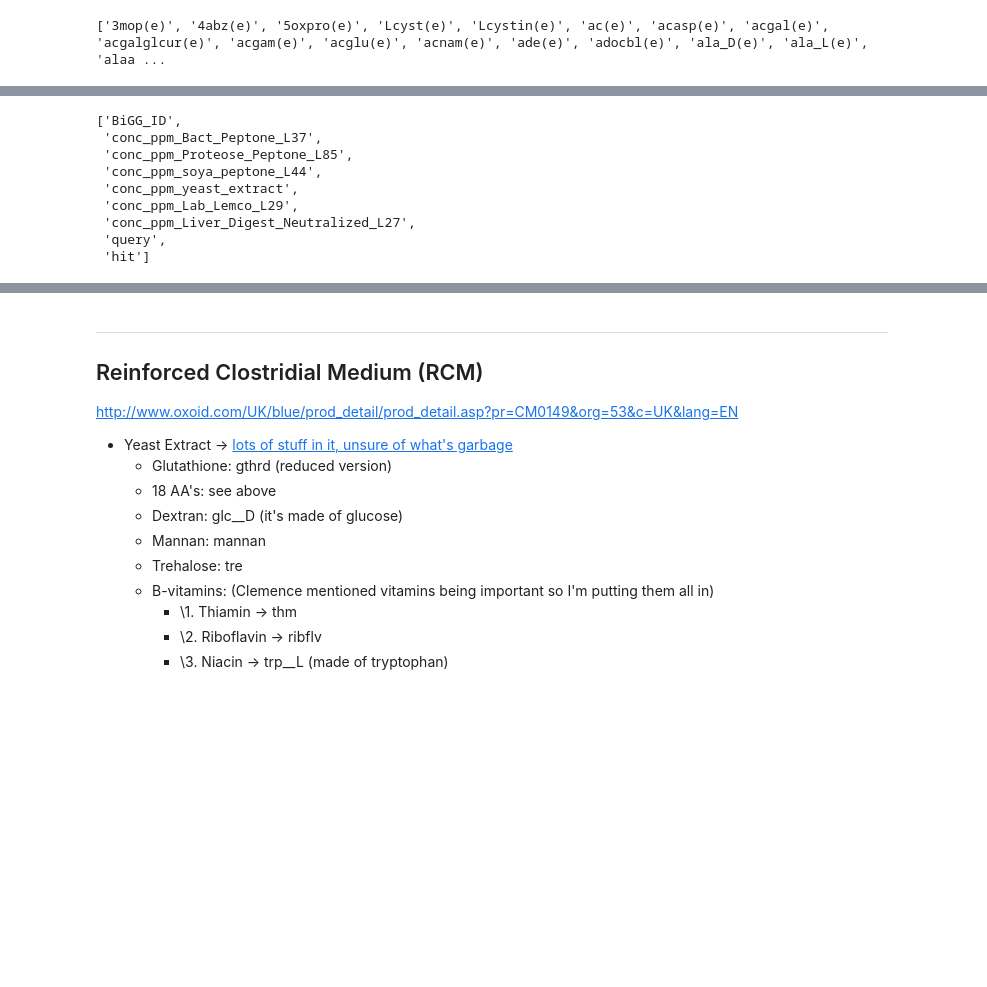
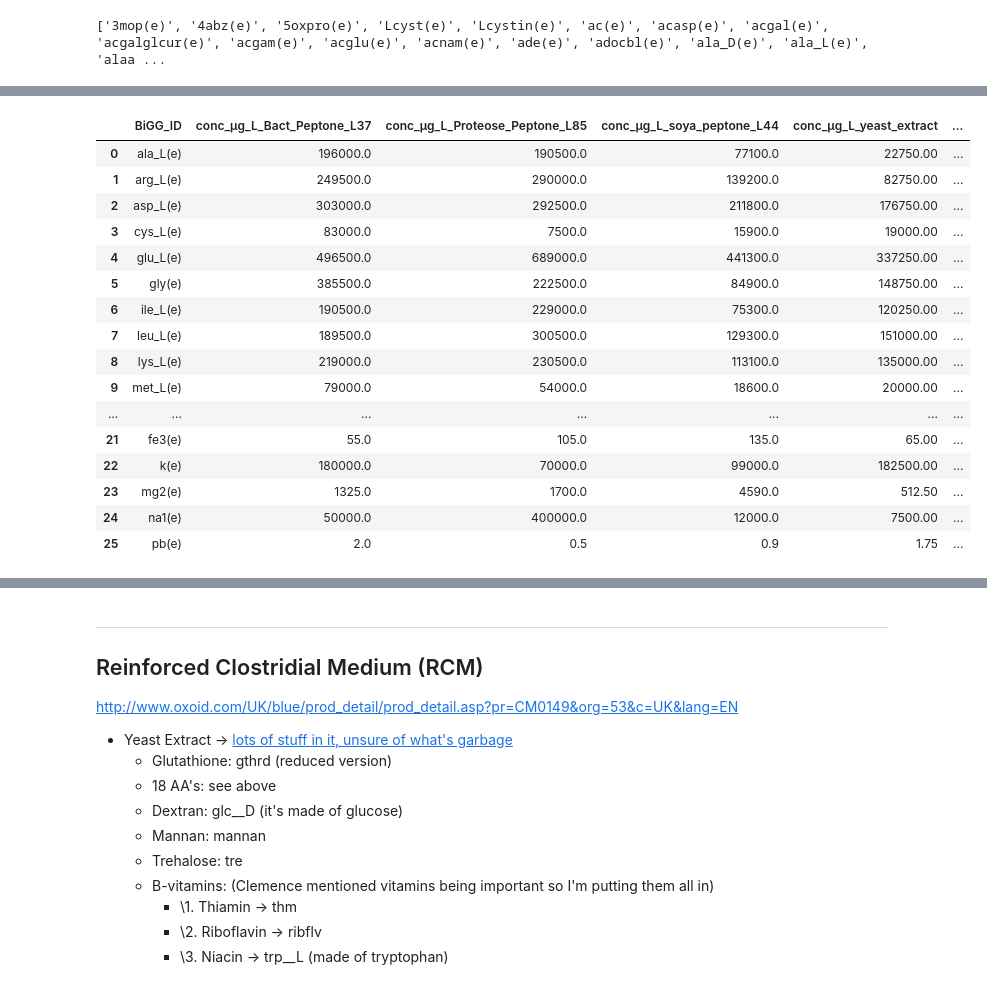
Before and after one commit to PrabJ/Flux_Balance_F_Prausnitzii, a Jupyter notebook: Metabolic_flux.ipynb, the cells around one changed output, grey strips where cells are left out. Cells and saved outputs as stored; diff of their text form; code cells hidden in the pictures; blank space fills up the shorter version.

```diff
--- a/Metabolic_flux.ipynb
+++ b/Metabolic_flux.ipynb
@@ -151,38 +187,48 @@ Traces=pd.DataFrame({"BiGG_ID": Traces_BiGG_ID,
 #AA from peptones and yeast extract
 #http://www.oxoid.com/UK/blue/prod_detail/prod_detail.asp?pr=LP0037&c=UK&lang=EN&minfo=Y
 
+percent_to_ppm=10*1000
+
 index_notinPeptones= np.where(np.isin(aa, ['asn_L(e)', 'asx_L(e)','gln_L(e)','glx_L(e)', 'his_L(e)']))
 index_notinPeptones=sorted(index_notinPeptones[0], reverse=True)
 aa_BiGG_ID=np.delete(aa, index_notinPeptones)
-
-aa_conc_ppm_Bact_Peptone_L37=np.array([3.92,4.99, 6.06, 1.66, 9.93, 7.71, 3.81, 3.79, 4.38, 1.58, 2.60, 5.83, 2.81, 1.25, 0.66, 0.39, 3.33])*10*1000
-aa_conc_ppm_Proteose_Peptone_L85=np.array([3.81, 5.80, 5.85, 0.15, 13.78, 4.45, 4.58, 6.01, 4.61, 1.08, 4.66, 5.99, 2.18, 2.75, 0.75, 1.77, 4.11])*10*1000
-aa_conc_ppm_soya_peptone_L44=np.array([2.57, 4.64, 7.06, 0.53, 14.71, 2.83, 2.51, 4.31, 3.77, 0.62, 0.38, 3.40, 0.67, 1.68, 0.64, 2.09, 3.65])*10*1000
-aa_conc_Yeast_Extract_L21=np.array([0.91, 3.31, 7.07, 0.76, 13.49, 5.95, 4.81, 6.04, 5.40, 0.80, 3.78, 0.88, 3.42, 2.73, 0.85, 4.95, 1.00])*10*1000
-aa_conc_ppm_Lab_Lemco_L29=np.array([5.85, 7.10, 5.10, 0.68, 10.71, 10.85, 3.17, 3.15, 4.78, 2.61, 2.34, 7.79, 1.87, 2.54, 0.34, 0.66, 3.06 ])*10*1000
-aa_conc_ppm_Liver_Digest_Neutralized_L27=np.array([3.40, 2.89, 5.85, 0.34, 10.38, 3.83, 2.11, 5.96, 6.02, 0.95, 2.45, 2.38, 0.83, 1.42, 1.02, 2.54, 3.05 ])*10*1000
+aa_conc_µg_L_Bact_Peptone_L37=np.array([3.92,4.99, 6.06, 1.66, 9.93, 7.71, 3.81, 3.79, 4.38, 1.58, 2.60, 5.83, 2.81, 1.25, 0.66, 0.39, 3.33])*percent_to_ppm*Bact_Peptone_L37
+aa_conc_µg_L_Proteose_Peptone_L85=np.array([3.81, 5.80, 5.85, 0.15, 13.78, 4.45, 4.58, 6.01, 4.61, 1.08, 4.66, 5.99, 2.18, 2.75, 0.75, 1.77, 4.11])*percent_to_ppm*Proteose_Peptone_L85
+aa_conc_µg_L_soya_peptone_L44=np.array([2.57, 4.64, 7.06, 0.53, 14.71, 2.83, 2.51, 4.31, 3.77, 0.62, 0.38, 3.40, 0.67, 1.68, 0.64, 2.09, 3.65])*percent_to_ppm*soya_peptone_L44
+aa_conc_Yeast_Extract_L21=np.array([0.91, 3.31, 7.07, 0.76, 13.49, 5.95, 4.81, 6.04, 5.40, 0.80, 3.78, 0.88, 3.42, 2.73, 0.85, 4.95, 1.00])*percent_to_ppm*yeast_extract
+aa_conc_µg_L_Lab_Lemco_L29=np.array([5.85, 7.10, 5.10, 0.68, 10.71, 10.85, 3.17, 3.15, 4.78, 2.61, 2.34, 7.79, 1.87, 2.54, 0.34, 0.66, 3.06 ])*percent_to_ppm*Lab_Lemco_L29#meat extract
+aa_conc_µg_L_Liver_Digest_Neutralized_L27=np.array([3.40, 2.89, 5.85, 0.34, 10.38, 3.83, 2.11, 5.96, 6.02, 0.95, 2.45, 2.38, 0.83, 1.42, 1.02, 2.54, 3.05 ])*percent_to_ppm*Liver_Digest_Neutralized_L27 #liver extract
 
 AA=pd.DataFrame({"BiGG_ID": aa_BiGG_ID,
-                    "conc_ppm_Bact_Peptone_L37":aa_conc_ppm_Bact_Peptone_L37,
-                    "conc_ppm_Proteose_Peptone_L85":aa_conc_ppm_Proteose_Peptone_L85,
-                    "conc_ppm_soya_peptone_L44":aa_conc_ppm_soya_peptone_L44,
-                    "conc_ppm_yeast_extract":aa_conc_Yeast_Extract_L21,
-                    'conc_ppm_Lab_Lemco_L29':aa_conc_ppm_Lab_Lemco_L29,
-                    'conc_ppm_Liver_Digest_Neutralized_L27' : aa_conc_ppm_Liver_Digest_Neutralized_L27 })
+                    "conc_µg_L_Bact_Peptone_L37":aa_conc_µg_L_Bact_Peptone_L37,
+                    "conc_µg_L_Proteose_Peptone_L85":aa_conc_µg_L_Proteose_Peptone_L85,
+                    "conc_µg_L_soya_peptone_L44":aa_conc_µg_L_soya_peptone_L44,
+                    "conc_µg_L_yeast_extract":aa_conc_Yeast_Extract_L21,
+                    'conc_µg_L_Lab_Lemco_L29':aa_conc_µg_L_Lab_Lemco_L29,
+                    'conc_µg_L_Liver_Digest_Neutralized_L27' : aa_conc_µg_L_Liver_Digest_Neutralized_L27 })
 # %%
 Weights_Mgam=weights[weights["BiGG_ID"].isin(MediumMgam)]
-Traces_AA_ppm=AA.append(Traces)
-Traces_AA_ppm=pd.merge(Traces_AA_ppm, Weights_Mgam, on='BiGG_ID')
+Traces_AA_µg_L=AA.append(Traces)
+Traces_AA_µg_L=pd.merge(Traces_AA_µg_L, Weights_Mgam, on='BiGG_ID')
+Traces_AA_µg_L
+# %% [output]
+|  | BiGG_ID | conc_µg_L_Bact_Peptone_L37 | conc_µg_L_Proteose_Peptone_L85 | conc_µg_L_soya_peptone_L44 | conc_µg_L_yeast_extract | ... |
+| 0 | ala_L(e) | 196000.0 | 190500.0 | 77100.0 | 22750.00 | ... |
+| 1 | arg_L(e) | 249500.0 | 290000.0 | 139200.0 | 82750.00 | ... |
+| 2 | asp_L(e) | 303000.0 | 292500.0 | 211800.0 | 176750.00 | ... |
+| 3 | cys_L(e) | 83000.0 | 7500.0 | 15900.0 | 19000.00 | ... |
+| 4 | glu_L(e) | 496500.0 | 689000.0 | 441300.0 | 337250.00 | ... |
+| 5 | gly(e) | 385500.0 | 222500.0 | 84900.0 | 148750.00 | ... |
+| 6 | ile_L(e) | 190500.0 | 229000.0 | 75300.0 | 120250.00 | ... |
+| 7 | leu_L(e) | 189500.0 | 300500.0 | 129300.0 | 151000.00 | ... |
+| 8 | lys_L(e) | 219000.0 | 230500.0 | 113100.0 | 135000.00 | ... |
+| 9 | met_L(e) | 79000.0 | 54000.0 | 18600.0 | 20000.00 | ... |
+| ... | ... | ... | ... | ... | ... | ... |
+| 21 | fe3(e) | 55.0 | 105.0 | 135.0 | 65.00 | ... |
+| 22 | k(e) | 180000.0 | 70000.0 | 99000.0 | 182500.00 | ... |
+| 23 | mg2(e) | 1325.0 | 1700.0 | 4590.0 | 512.50 | ... |
+| 24 | na1(e) | 50000.0 | 400000.0 | 12000.0 | 7500.00 | ... |
+| 25 | pb(e) | 2.0 | 0.5 | 0.9 | 1.75 | ... |
 # %%
-col_list= list(Traces_AA_ppm)
+col_list= list(Traces_AA_µg_L)
 col_list.remove('mol_weight')
-# %% [output]
-['BiGG_ID',
- 'conc_ppm_Bact_Peptone_L37',
- 'conc_ppm_Proteose_Peptone_L85',
- 'conc_ppm_soya_peptone_L44',
- 'conc_ppm_yeast_extract',
- 'conc_ppm_Lab_Lemco_L29',
- 'conc_ppm_Liver_Digest_Neutralized_L27',
- 'query',
- 'hit']
```
Also changed, not shown: parts of 21 cells of this notebook, 1 other file.
